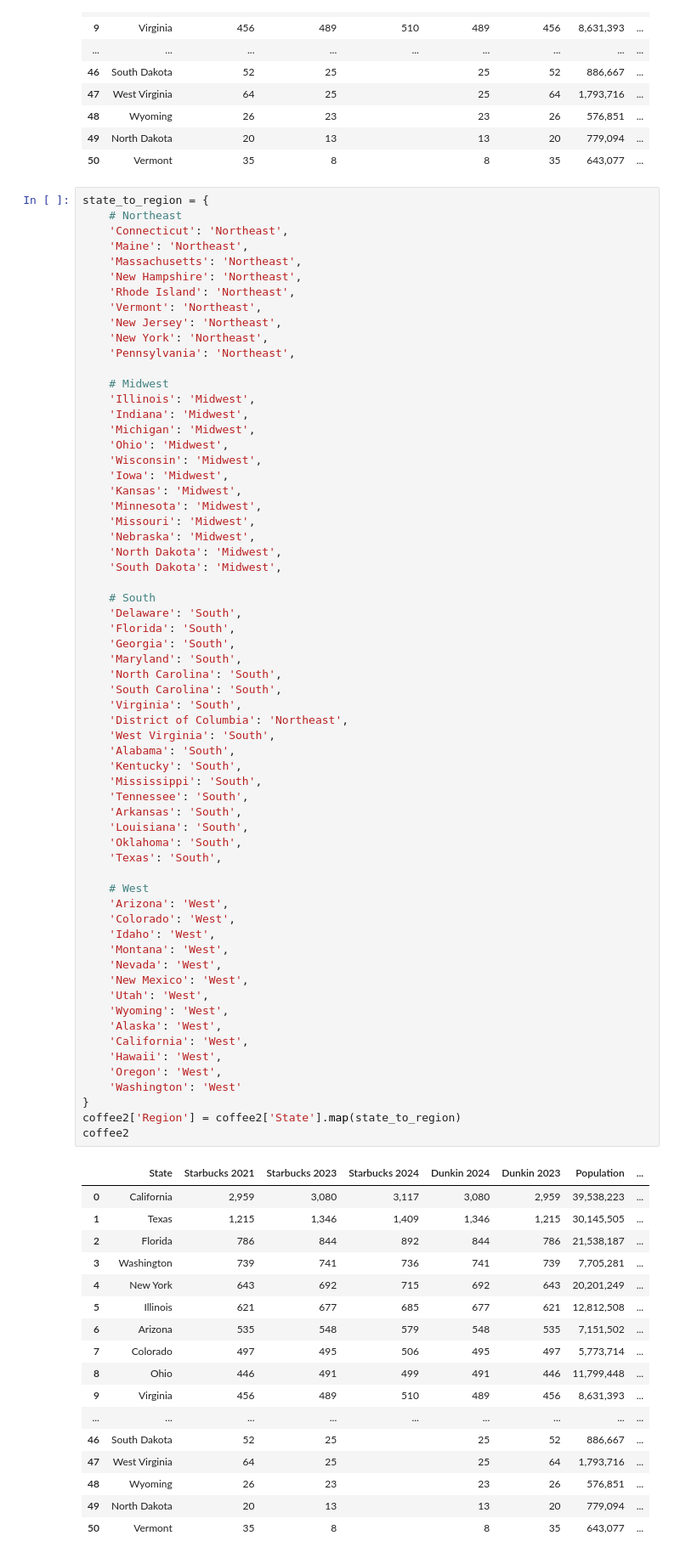
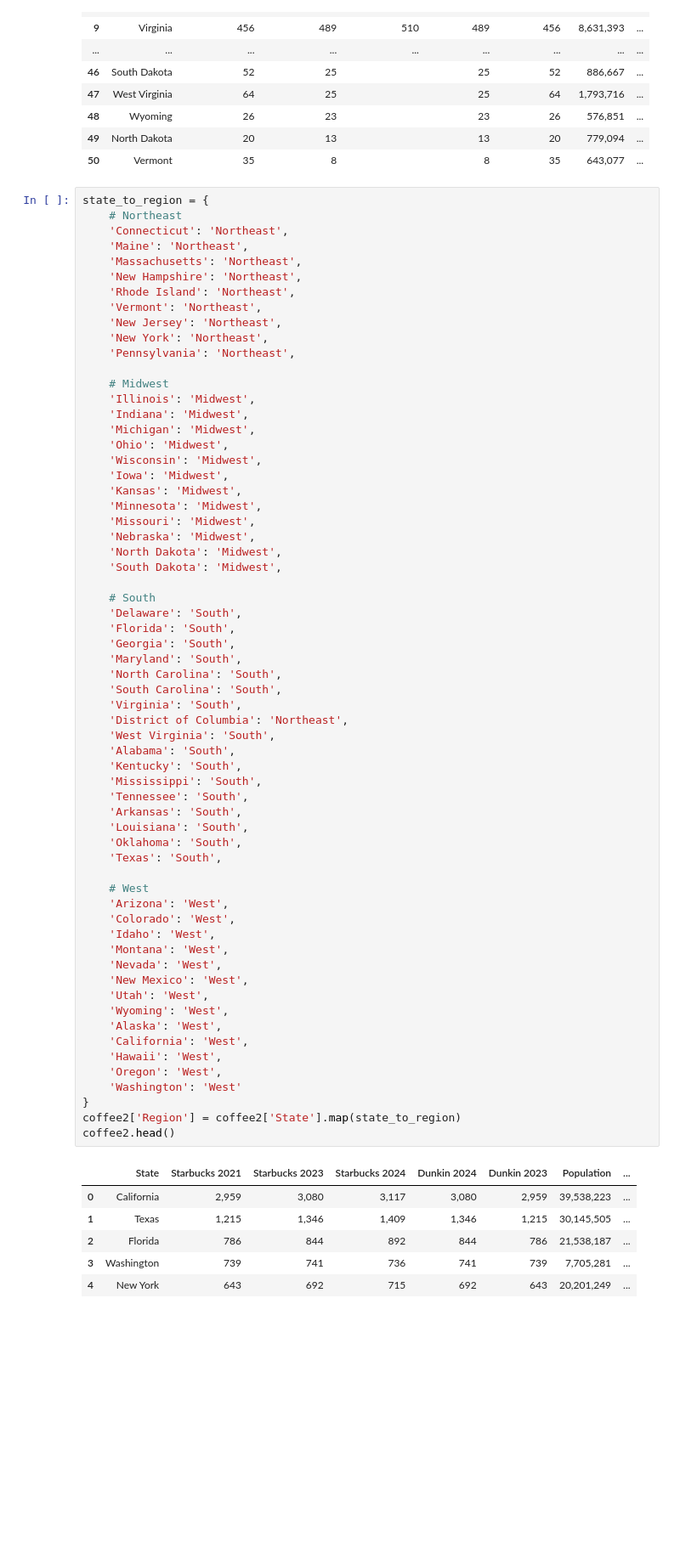
Before and after one commit to wkapner/GSB_544, a Jupyter notebook: Labs/Lab4.ipynb, the cells around one changed output. Shown at 85% size. Drawn from its saved outputs; the diff is of its cells as text; blank space fills up the shorter version.

```diff
--- a/Labs/Lab4.ipynb
+++ b/Labs/Lab4.ipynb
@@ -270,42 +270,31 @@ state_to_region = {
     'Mississippi': 'South',
     'Tennessee': 'South',
     'Arkansas': 'South',
     'Louisiana': 'South',
     'Oklahoma': 'South',
     'Texas': 'South',
 
     # West
     'Arizona': 'West',
     'Colorado': 'West',
     'Idaho': 'West',
     'Montana': 'West',
     'Nevada': 'West',
     'New Mexico': 'West',
     'Utah': 'West',
     'Wyoming': 'West',
     'Alaska': 'West',
     'California': 'West',
     'Hawaii': 'West',
     'Oregon': 'West',
     'Washington': 'West'
 }
 coffee2['Region'] = coffee2['State'].map(state_to_region)
-coffee2
+coffee2.head()
 # %% [output]
 |  | State | Starbucks 2021 | Starbucks 2023 | Starbucks 2024 | Dunkin 2024 | Dunkin 2023 | Population | ... |
 | 0 | California | 2,959 | 3,080 | 3,117 | 3,080 | 2,959 | 39,538,223 | ... |
 | 1 | Texas | 1,215 | 1,346 | 1,409 | 1,346 | 1,215 | 30,145,505 | ... |
 | 2 | Florida | 786 | 844 | 892 | 844 | 786 | 21,538,187 | ... |
 | 3 | Washington | 739 | 741 | 736 | 741 | 739 | 7,705,281 | ... |
 | 4 | New York | 643 | 692 | 715 | 692 | 643 | 20,201,249 | ... |
-| 5 | Illinois | 621 | 677 | 685 | 677 | 621 | 12,812,508 | ... |
-| 6 | Arizona | 535 | 548 | 579 | 548 | 535 | 7,151,502 | ... |
-| 7 | Colorado | 497 | 495 | 506 | 495 | 497 | 5,773,714 | ... |
-| 8 | Ohio | 446 | 491 | 499 | 491 | 446 | 11,799,448 | ... |
-| 9 | Virginia | 456 | 489 | 510 | 489 | 456 | 8,631,393 | ... |
-| ... | ... | ... | ... | ... | ... | ... | ... | ... |
-| 46 | South Dakota | 52 | 25 |  | 25 | 52 | 886,667 | ... |
-| 47 | West Virginia | 64 | 25 |  | 25 | 64 | 1,793,716 | ... |
-| 48 | Wyoming | 26 | 23 |  | 23 | 26 | 576,851 | ... |
-| 49 | North Dakota | 20 | 13 |  | 13 | 20 | 779,094 | ... |
-| 50 | Vermont | 35 | 8 |  | 8 | 35 | 643,077 | ... |
```
Also changed, not shown: parts of 13 cells of this notebook, 8 other files.
